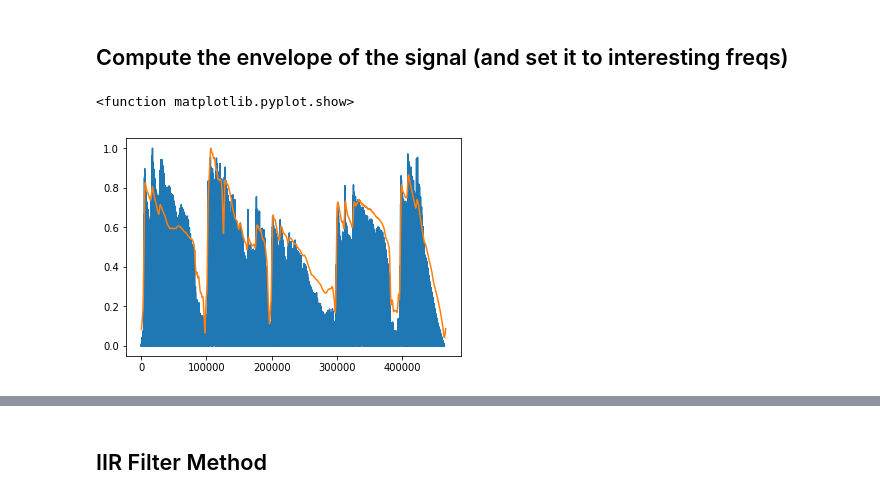
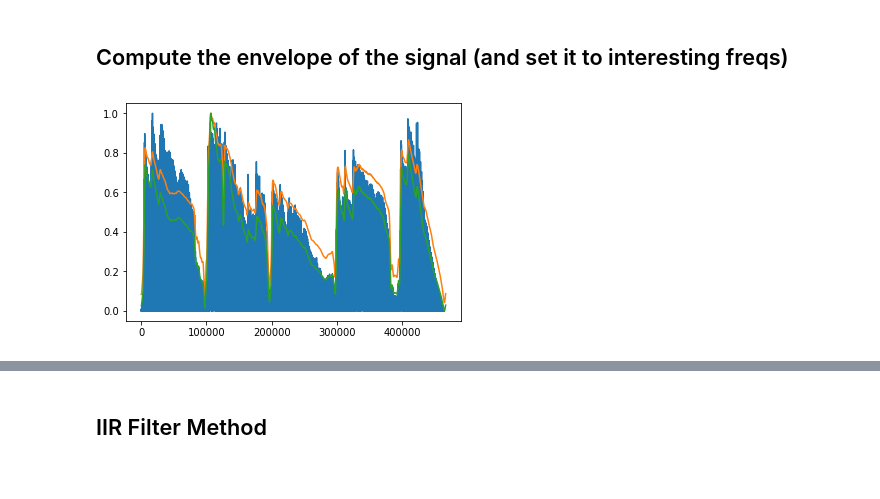
Before and after one commit to lucieperrotta/ASP, a Jupyter notebook: Auto Wah.ipynb, the cells around one changed output, grey strips where cells are left out. Saved outputs shown, nothing was run; the diff lists cells and outputs as text; code cells hidden in the pictures.

```diff
--- a/Auto Wah.ipynb
+++ b/Auto Wah.ipynb
@@ -77,13 +72,19 @@ plt.plot(np.fft.fft(data)[:20000])
 ## Compute the envelope of the signal (and set it to interesting freqs)
 # %%
 m_hat = abs(sgn.hilbert(data)) # Compute the hilbert transform
+
 envelope = smooth(m_hat, ma_width) # Apply a moving average to smooth out the envelope
 envelope /= envelope.max() # Normalize between 0 and 1
 envelope **= 0.6 # Re-elevate the envelope
 envelope = envelope[ma_width//2:]
+
+envelope_log = np.exp(envelope)
+envelope_log -= np.min(envelope_log)
+envelope_log /= np.max(envelope_log)
+
 plt.plot(abs(data))
 plt.plot(envelope)
-plt.show
+plt.plot(envelope_log)
+plt.show()
 # %% [output]
-<function matplotlib.pyplot.show>
-[figure, old version]
+[figure, new version]
```
Also changed, not shown: parts of 13 cells of this notebook.
